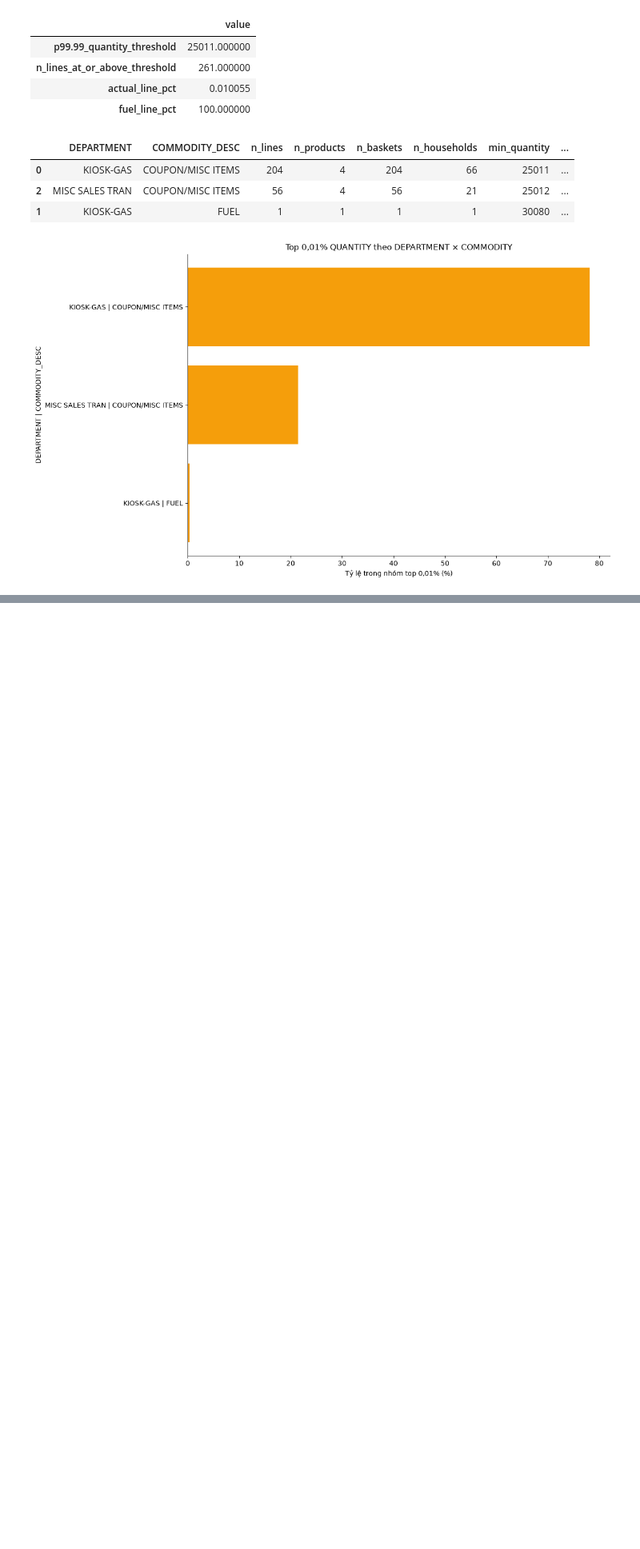
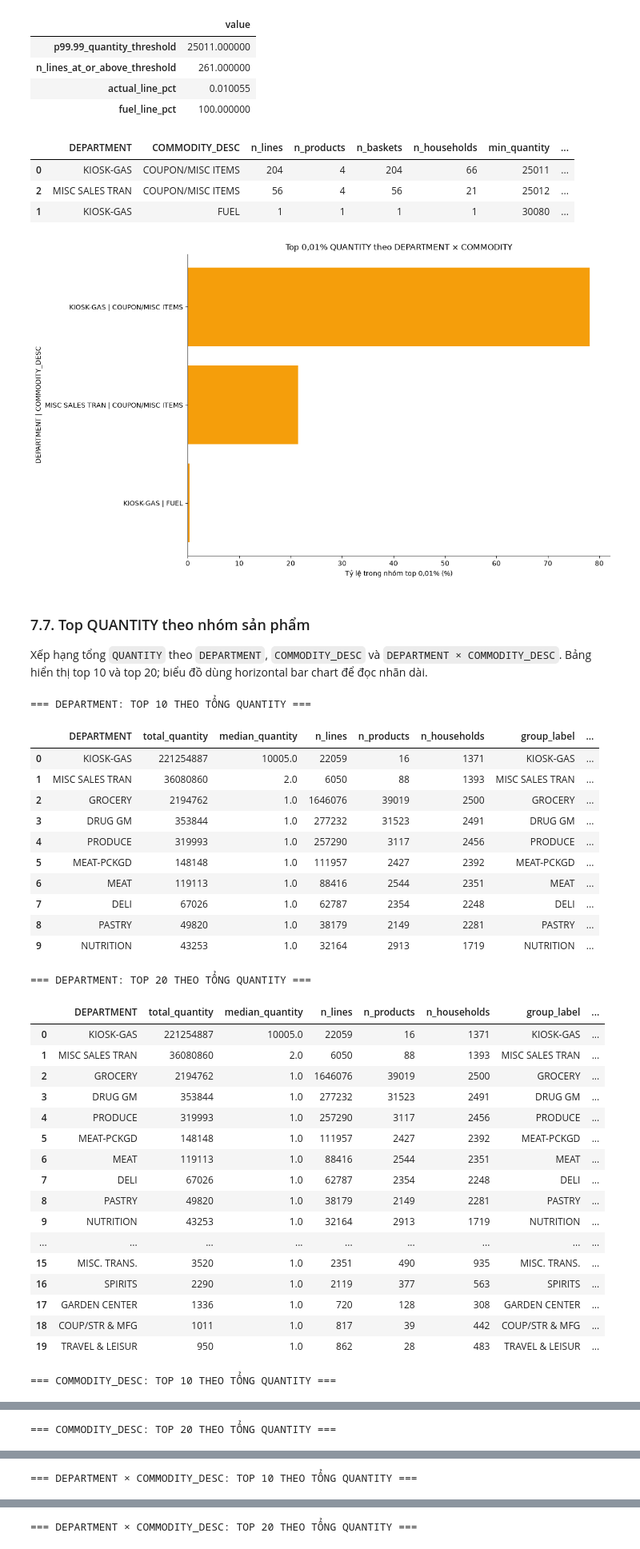
Before and after one commit to manhhungtr211/Propensity---Dunnhumby, a Jupyter notebook: notebooks/02_deep_dive_numeric.ipynb, the cells around one changed output, grey strips where cells are left out. Shown at 80% size. Drawn from its saved outputs; the diff is of its cells as text; code cells hidden in the pictures; blank space fills up the shorter version.

```diff
--- a/notebooks/02_deep_dive_numeric.ipynb
+++ b/notebooks/02_deep_dive_numeric.ipynb
@@ -571,3 +482,77 @@ largest_quantity_axis.spines[["top", "right"]].set_visible(False)
 plt.show()
 # %% [output]
 [figure]
+# %% [markdown]
+### 7.7. Top QUANTITY theo nhóm sản phẩm
+
+Xếp hạng tổng `QUANTITY` theo `DEPARTMENT`, `COMMODITY_DESC` và `DEPARTMENT × COMMODITY_DESC`. Bảng hiển thị top 10 và top 20; biểu đồ dùng horizontal bar chart để đọc nhãn dài.
+# %%
+QUANTITY_GROUP_SPECS = [
+    ("DEPARTMENT", ["DEPARTMENT"]),
+    ("COMMODITY_DESC", ["COMMODITY_DESC"]),
+    ("DEPARTMENT × COMMODITY_DESC", ["DEPARTMENT", "COMMODITY_DESC"]),
+]
+
+quantity_group_profiles = {}
+for group_name, group_columns in QUANTITY_GROUP_SPECS:
+    profile = (
+        transaction_detail
+        .groupby(group_columns, observed=True, dropna=False)
+        .agg(
+            total_quantity=("QUANTITY", "sum"),
+            median_quantity=("QUANTITY", "median"),
+            n_lines=("PRODUCT_ID", "size"),
+            n_products=("PRODUCT_ID", "nunique"),
+            n_households=("household_key", "nunique"),
+        )
+        .reset_index()
+    )
+    profile["group_label"] = (
+        profile[group_columns].astype("string").agg(" × ".join, axis=1)
+    )
+    profile = profile.sort_values(
+        ["total_quantity", "n_lines"], ascending=[False, False]
+    ).reset_index(drop=True)
+    profile["quantity_pct"] = (
+        profile["total_quantity"] / profile["total_quantity"].sum() * 100
+    )
+    profile["cumulative_quantity_pct"] = profile["quantity_pct"].cumsum()
+    quantity_group_profiles[group_name] = profile
+
+for group_name, profile in quantity_group_profiles.items():
+    print(f"=== {group_name}: TOP 10 THEO TỔNG QUANTITY ===")
+    display(profile.head(10))
+    print(f"=== {group_name}: TOP 20 THEO TỔNG QUANTITY ===")
+    display(profile.head(20))
+# %% [output]
+=== DEPARTMENT: TOP 10 THEO TỔNG QUANTITY ===
+|  | DEPARTMENT | total_quantity | median_quantity | n_lines | n_products | n_households | group_label | ... |
+| 0 | KIOSK-GAS | 221254887 | 10005.0 | 22059 | 16 | 1371 | KIOSK-GAS | ... |
+| 1 | MISC SALES TRAN | 36080860 | 2.0 | 6050 | 88 | 1393 | MISC SALES TRAN | ... |
+| 2 | GROCERY | 2194762 | 1.0 | 1646076 | 39019 | 2500 | GROCERY | ... |
+| 3 | DRUG GM | 353844 | 1.0 | 277232 | 31523 | 2491 | DRUG GM | ... |
+| 4 | PRODUCE | 319993 | 1.0 | 257290 | 3117 | 2456 | PRODUCE | ... |
+| 5 | MEAT-PCKGD | 148148 | 1.0 | 111957 | 2427 | 2392 | MEAT-PCKGD | ... |
+| 6 | MEAT | 119113 | 1.0 | 88416 | 2544 | 2351 | MEAT | ... |
+| 7 | DELI | 67026 | 1.0 | 62787 | 2354 | 2248 | DELI | ... |
+| 8 | PASTRY | 49820 | 1.0 | 38179 | 2149 | 2281 | PASTRY | ... |
+| 9 | NUTRITION | 43253 | 1.0 | 32164 | 2913 | 1719 | NUTRITION | ... |
+=== DEPARTMENT: TOP 20 THEO TỔNG QUANTITY ===
+|  | DEPARTMENT | total_quantity | median_quantity | n_lines | n_products | n_households | group_label | ... |
+| 0 | KIOSK-GAS | 221254887 | 10005.0 | 22059 | 16 | 1371 | KIOSK-GAS | ... |
+| 1 | MISC SALES TRAN | 36080860 | 2.0 | 6050 | 88 | 1393 | MISC SALES TRAN | ... |
+| 2 | GROCERY | 2194762 | 1.0 | 1646076 | 39019 | 2500 | GROCERY | ... |
+| 3 | DRUG GM | 353844 | 1.0 | 277232 | 31523 | 2491 | DRUG GM | ... |
+| 4 | PRODUCE | 319993 | 1.0 | 257290 | 3117 | 2456 | PRODUCE | ... |
+| 5 | MEAT-PCKGD | 148148 | 1.0 | 111957 | 2427 | 2392 | MEAT-PCKGD | ... |
+| 6 | MEAT | 119113 | 1.0 | 88416 | 2544 | 2351 | MEAT | ... |
+| 7 | DELI | 67026 | 1.0 | 62787 | 2354 | 2248 | DELI | ... |
+| 8 | PASTRY | 49820 | 1.0 | 38179 | 2149 | 2281 | PASTRY | ... |
+| 9 | NUTRITION | 43253 | 1.0 | 32164 | 2913 | 1719 | NUTRITION | ... |
+| ... | ... | ... | ... | ... | ... | ... | ... | ... |
+| 15 | MISC. TRANS. | 3520 | 1.0 | 2351 | 490 | 935 | MISC. TRANS. | ... |
+| 16 | SPIRITS | 2290 | 1.0 | 2119 | 377 | 563 | SPIRITS | ... |
+| 17 | GARDEN CENTER | 1336 | 1.0 | 720 | 128 | 308 | GARDEN CENTER | ... |
+| 18 | COUP/STR & MFG | 1011 | 1.0 | 817 | 39 | 442 | COUP/STR & MFG | ... |
+| 19 | TRAVEL & LEISUR | 950 | 1.0 | 862 | 28 | 483 | TRAVEL & LEISUR | ... |
+=== COMMODITY_DESC: TOP 10 THEO TỔNG QUANTITY ===
@@ -573,0 +570 @@ plt.show()
+=== COMMODITY_DESC: TOP 20 THEO TỔNG QUANTITY ===
@@ -573,0 +588 @@ plt.show()
+=== DEPARTMENT × COMMODITY_DESC: TOP 10 THEO TỔNG QUANTITY ===
@@ -573,0 +600 @@ plt.show()
+=== DEPARTMENT × COMMODITY_DESC: TOP 20 THEO TỔNG QUANTITY ===
```
Also changed, not shown: parts of 16 cells of this notebook, 7 other files.
